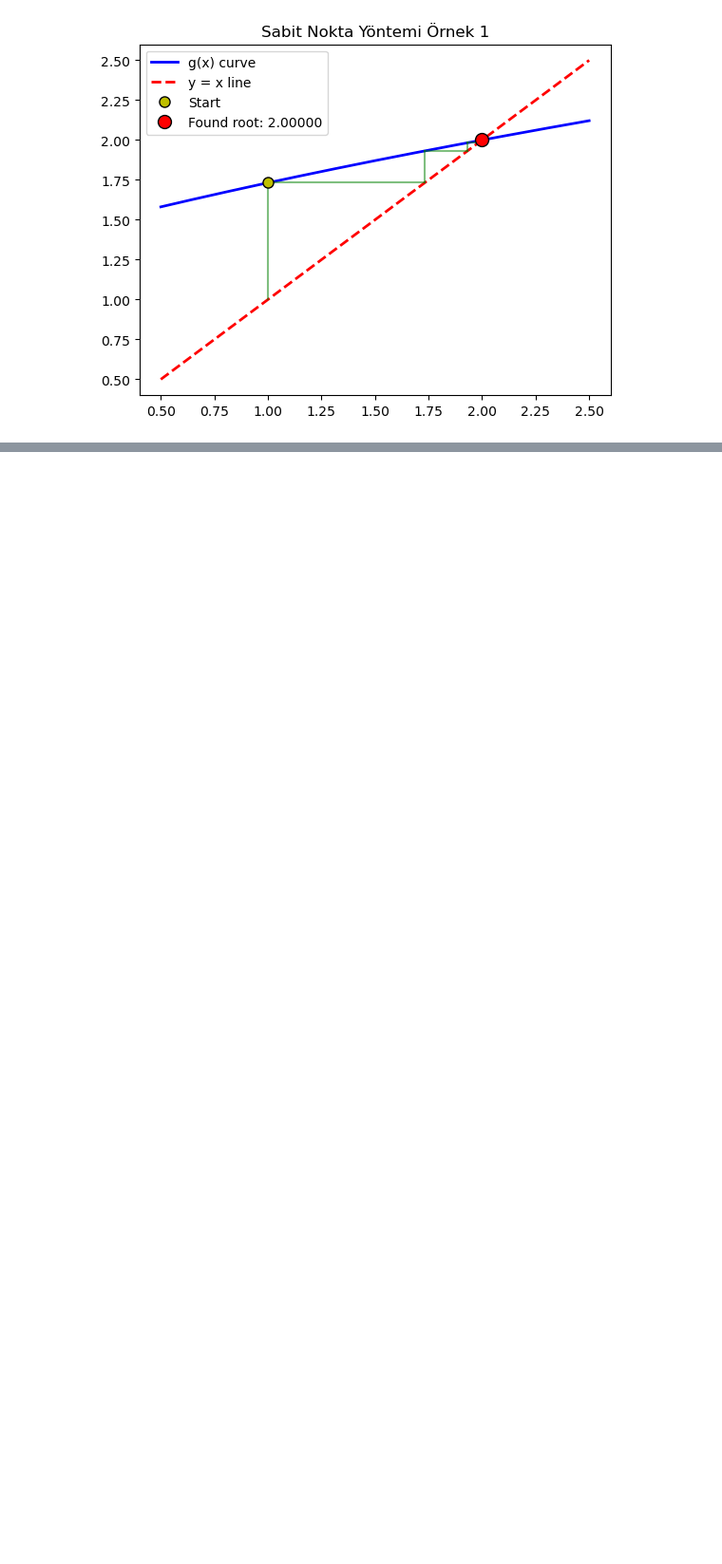
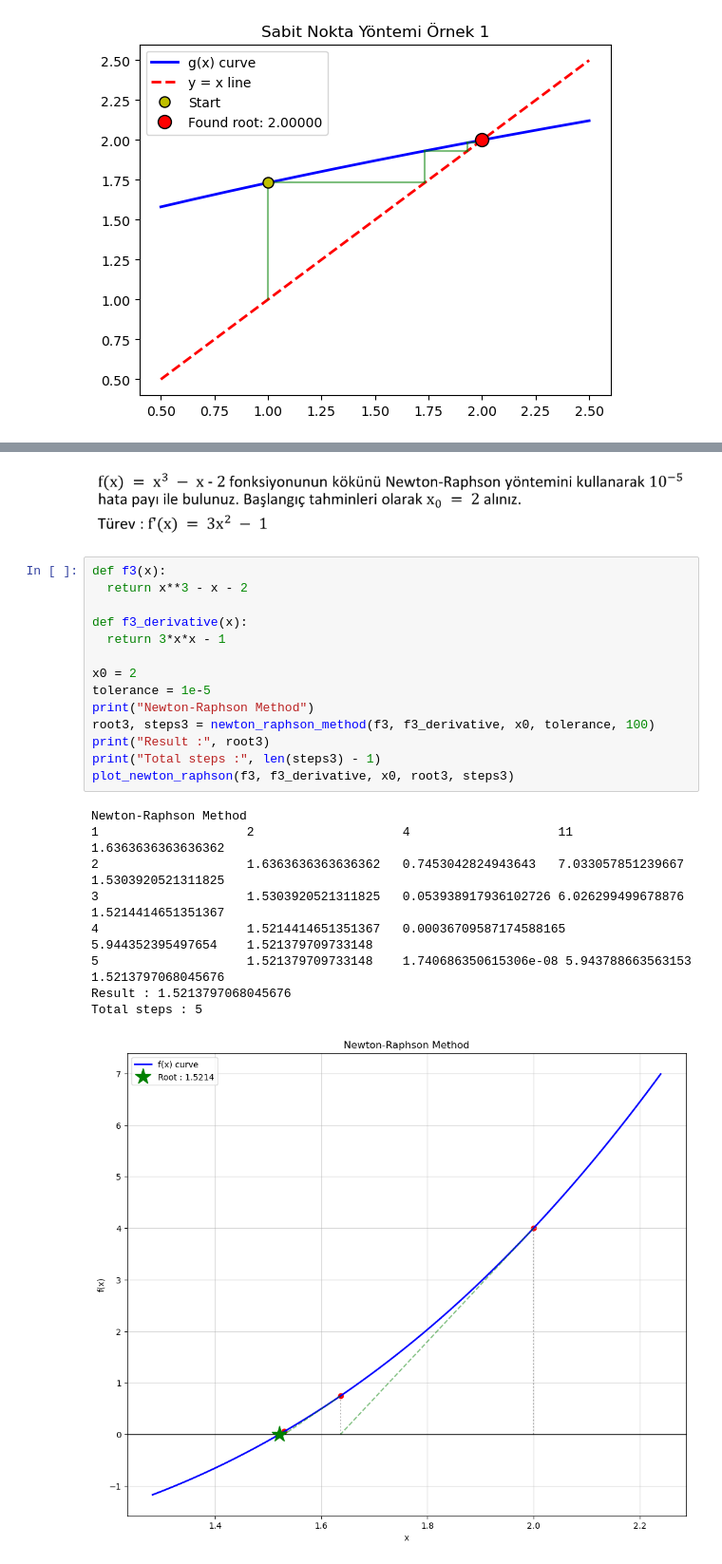
Before and after one commit to merteldem1r/Numerical-Analysis-MATH353, a Jupyter notebook: Root-Finding/Root-Finding-Methods.ipynb, the cells around one changed output, grey strips where cells are left out. Shown: that part at 95% size. Saved outputs shown, nothing was run; the diff lists cells and outputs as text; blank space fills up the shorter version.

```diff
--- a/Root-Finding/Root-Finding-Methods.ipynb
+++ b/Root-Finding/Root-Finding-Methods.ipynb
@@ -243,0 +473,26 @@ Toplam iterasyon :  11
+# %% [markdown]
+![image.png](embedded-picture-1)
+# %%
+def f3(x):
+  return x**3 - x - 2
+
+def f3_derivative(x):
+  return 3*x*x - 1
+
+x0 = 2
+tolerance = 1e-5
+print("Newton-Raphson Method")
+root3, steps3 = newton_raphson_method(f3, f3_derivative, x0, tolerance, 100)
+print("Result :", root3)
+print("Total steps :", len(steps3) - 1)
+plot_newton_raphson(f3, f3_derivative, x0, root3, steps3)
+# %% [output]
+Newton-Raphson Method
+1                    2                    4                    11                   1.6363636363636362
+2                    1.6363636363636362   0.7453042824943643   7.033057851239667    1.5303920521311825
+3                    1.5303920521311825   0.053938917936102726 6.026299499678876    1.5214414651351367
+4                    1.5214414651351367   0.00036709587174588165 5.944352395497654    1.521379709733148
+5                    1.521379709733148    1.740686350615306e-08 5.943788663563153    1.5213797068045676
+Result : 1.5213797068045676
+Total steps : 5
+[figure, added]
```
Also changed, not shown: parts of 7 cells of this notebook.
